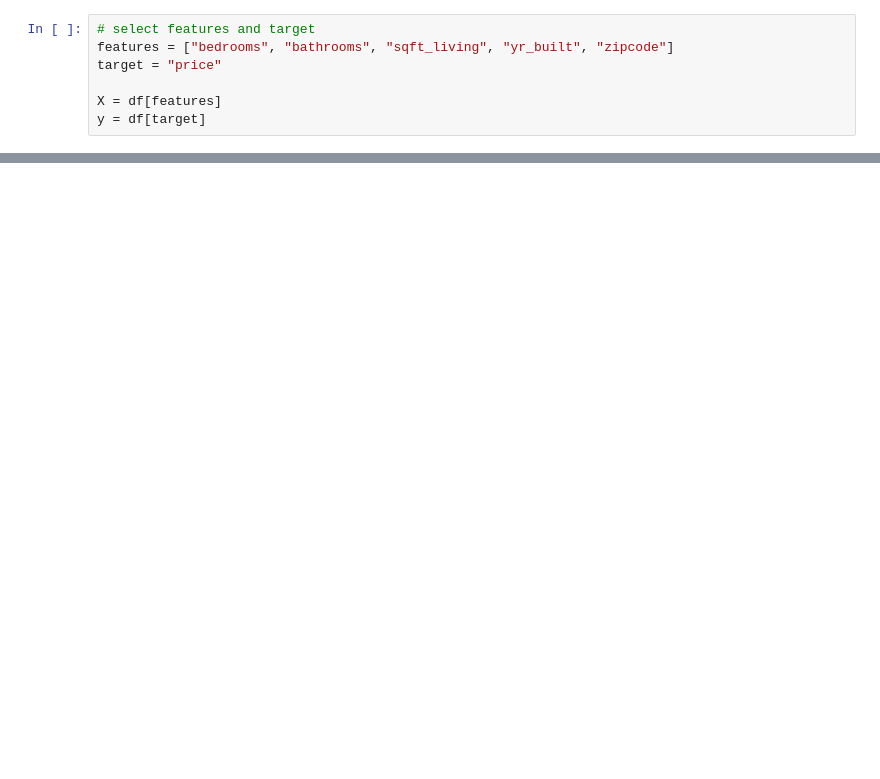
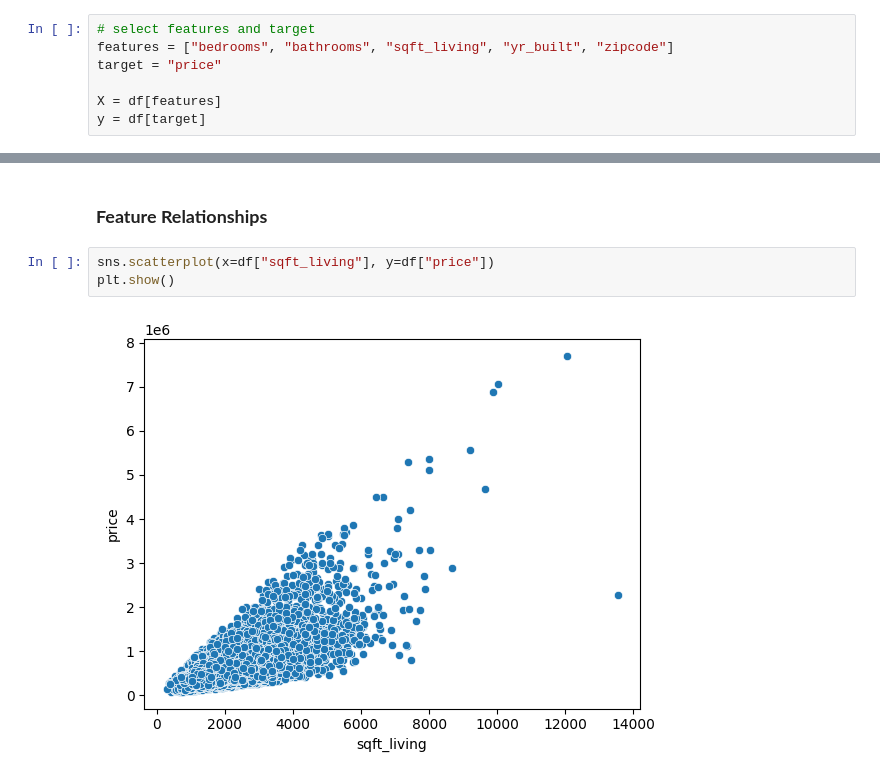
Before and after one commit to eobcre/ml-house-price, a Jupyter notebook: backend/notebook/eda.ipynb, the cells around one changed output, grey strips where cells are left out. Cells and saved outputs as stored; diff of their text form; blank space fills up the shorter version.

```diff
--- a/backend/notebook/eda.ipynb
+++ b/backend/notebook/eda.ipynb
@@ -177,0 +194,7 @@ print(y_test.shape)
+# %% [markdown]
+### **Feature Relationships**
+# %%
+sns.scatterplot(x=df["sqft_living"], y=df["price"])
+plt.show()
+# %% [output]
+[figure, added]
```
Also changed, not shown: parts of 19 cells of this notebook.
